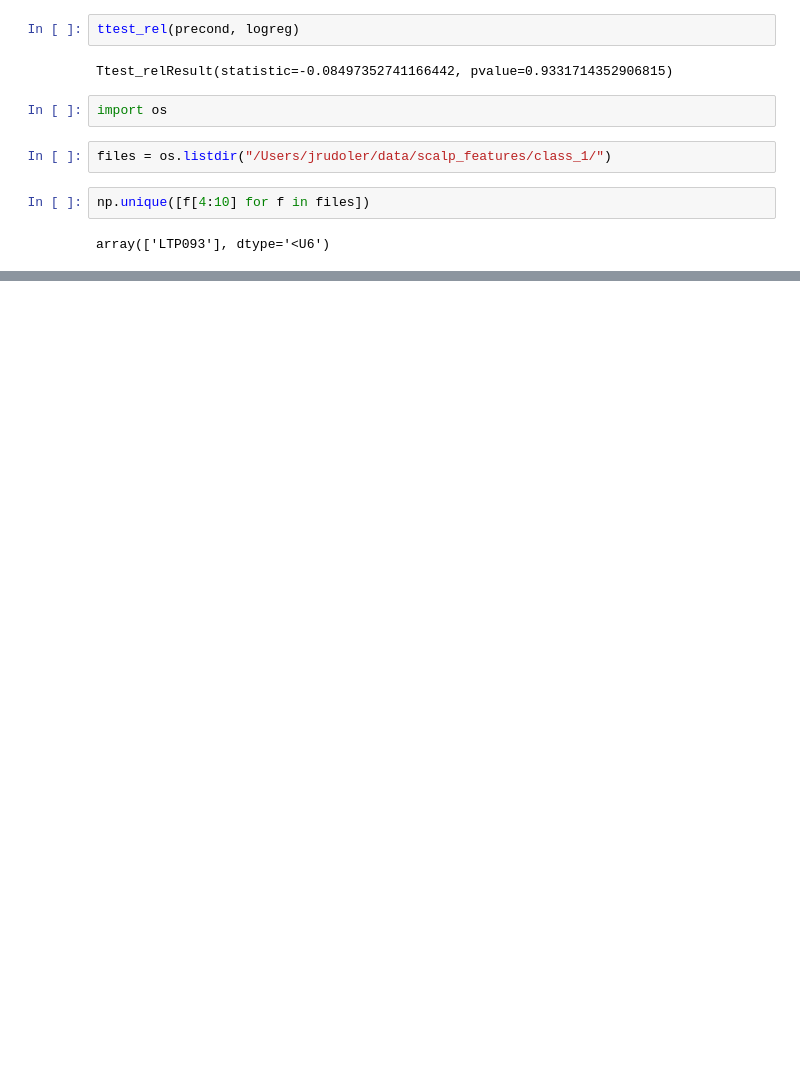
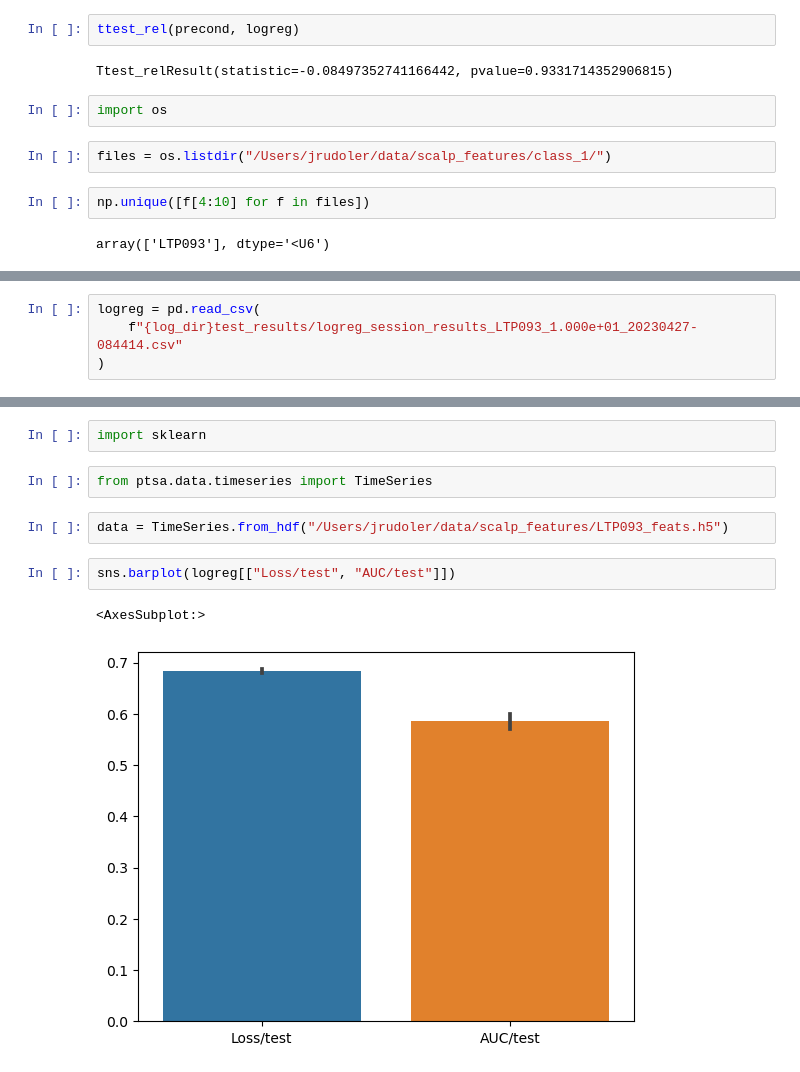
Before and after one commit to jrudoler/cross-subject-learning, a Jupyter notebook: analysis.ipynb, the cells around one changed output, grey strips where cells are left out. Cells and saved outputs as stored; diff of their text form; blank space fills up the shorter version.

```diff
--- a/analysis.ipynb
+++ b/analysis.ipynb
@@ -39,0 +84,4 @@ array(['LTP093'], dtype='<U6')
+# %%
+logreg = pd.read_csv(
+    f"{log_dir}test_results/logreg_session_results_LTP093_1.000e+01_20230427-084414.csv"
+)
@@ -39,0 +92,11 @@ array(['LTP093'], dtype='<U6')
+# %%
+import sklearn
+# %%
+from ptsa.data.timeseries import TimeSeries
+# %%
+data = TimeSeries.from_hdf("/Users/jrudoler/data/scalp_features/LTP093_feats.h5")
+# %%
+sns.barplot(logreg[["Loss/test", "AUC/test"]])
+# %% [output]
+<AxesSubplot:>
+[figure, added]
```
Also changed, not shown: parts of 28 cells of this notebook, 8 other files.
